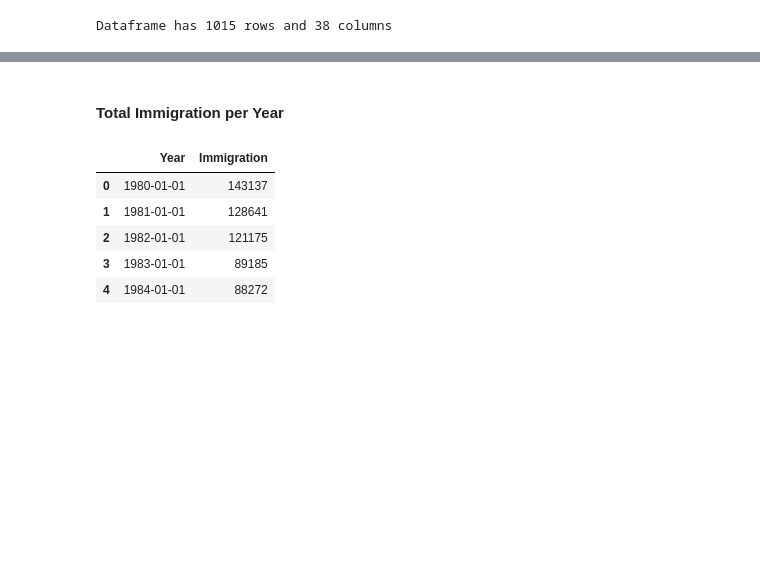
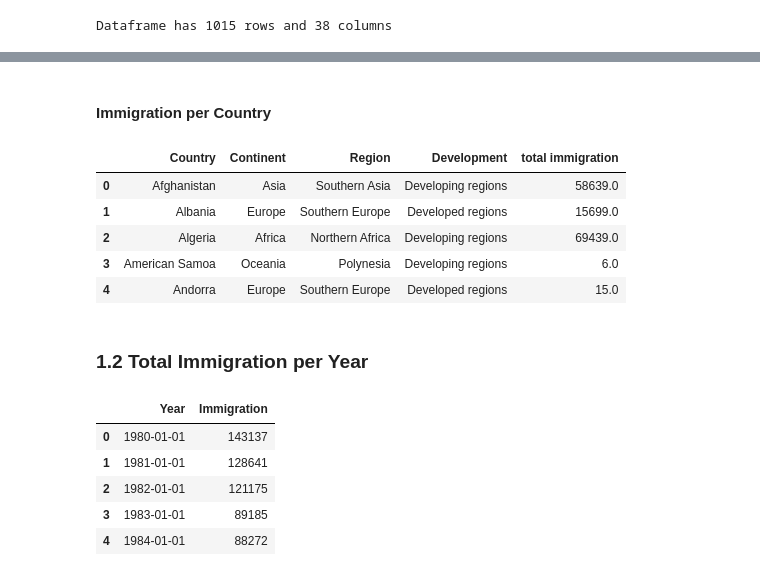
Before and after one commit to ayliahfani/Canadian-Immigration-Trends, a Jupyter notebook: VA Coursework.ipynb, the cells around one changed output, grey strips where cells are left out. Cells and saved outputs as stored; diff of their text form; code cells hidden in the pictures; blank space fills up the shorter version.

```diff
--- a/VA Coursework.ipynb
+++ b/VA Coursework.ipynb
@@ -97,5 +100,27 @@ immigration.head()
+# %% [markdown]
+#### Immigration per Country
+# %%
+# create datafram for total immigration per country
+immigration_country = immigration
+
+# sum migrants arriving for all years
+immigration_country['total immigration']=immigration_country.sum(axis=1)
+
+# drop year columns
+immigration_country.drop(columns=['1980', '1981', '1982','1983', '1984', '1985', '1986', '1987', '1988', '1989',
+                                  '1990', '1991','1992', '1993', '1994', '1995', '1996', '1997', '1998', '1999',
+                                 '2000','2001', '2002', '2003', '2004', '2005', '2006', '2007', '2008', '2009',
+                                '2010', '2011', '2012', '2013'], inplace=True)
+immigration_country.head()
+# %% [output]
+|  | Country | Continent | Region | Development | total immigration |
+| 0 | Afghanistan | Asia | Southern Asia | Developing regions | 58639.0 |
+| 1 | Albania | Europe | Southern Europe | Developed regions | 15699.0 |
+| 2 | Algeria | Africa | Northern Africa | Developing regions | 69439.0 |
+| 3 | American Samoa | Oceania | Polynesia | Developing regions | 6.0 |
+| 4 | Andorra | Europe | Southern Europe | Developed regions | 15.0 |
 # %% [markdown]
-#### Total Immigration per Year
+### 1.2 Total Immigration per Year
 # %%
 # get the total immigration for each year
 totals = pd.DataFrame(immigration.iloc[196])
```
Also changed, not shown: parts of 3 cells of this notebook.
